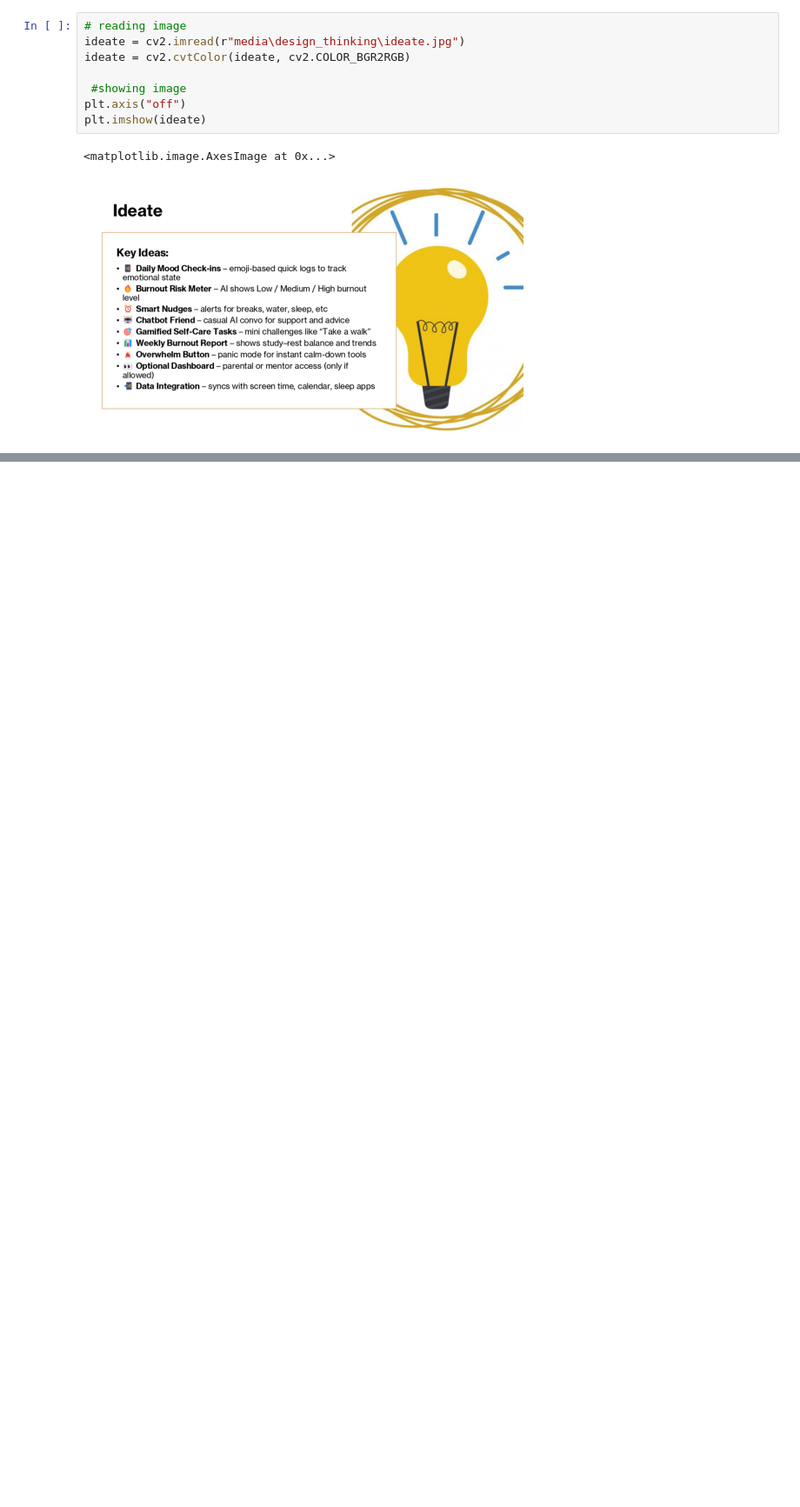
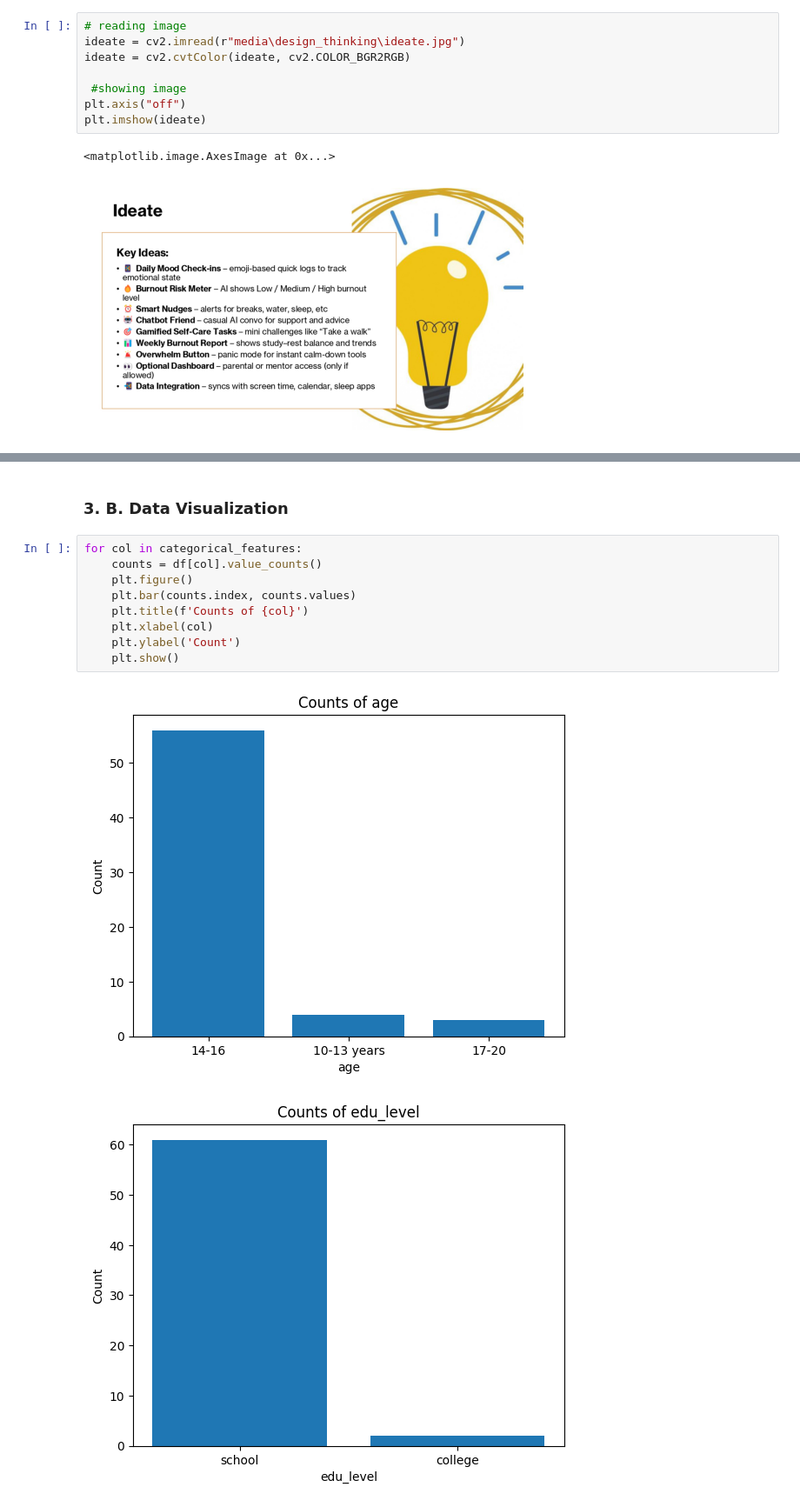
Before and after one commit to fourtysevencode/burnout-detector, a Jupyter notebook: main.ipynb, the cells around one changed output, grey strips where cells are left out. Shown at 87% size. Drawn from its saved outputs; the diff is of its cells as text; blank space fills up the shorter version.

```diff
--- a/main.ipynb
+++ b/main.ipynb
@@ -57,0 +129,14 @@ plt.imshow(ideate)
+# %% [markdown]
+### 3. B. Data Visualization
+# %%
+for col in categorical_features:
+    counts = df[col].value_counts()
+    plt.figure()
+    plt.bar(counts.index, counts.values)
+    plt.title(f'Counts of {col}')
+    plt.xlabel(col)
+    plt.ylabel('Count')
+    plt.show()
+# %% [output]
+[figure, added]
+[figure, added]
```
Also changed, not shown: parts of 13 cells of this notebook.
